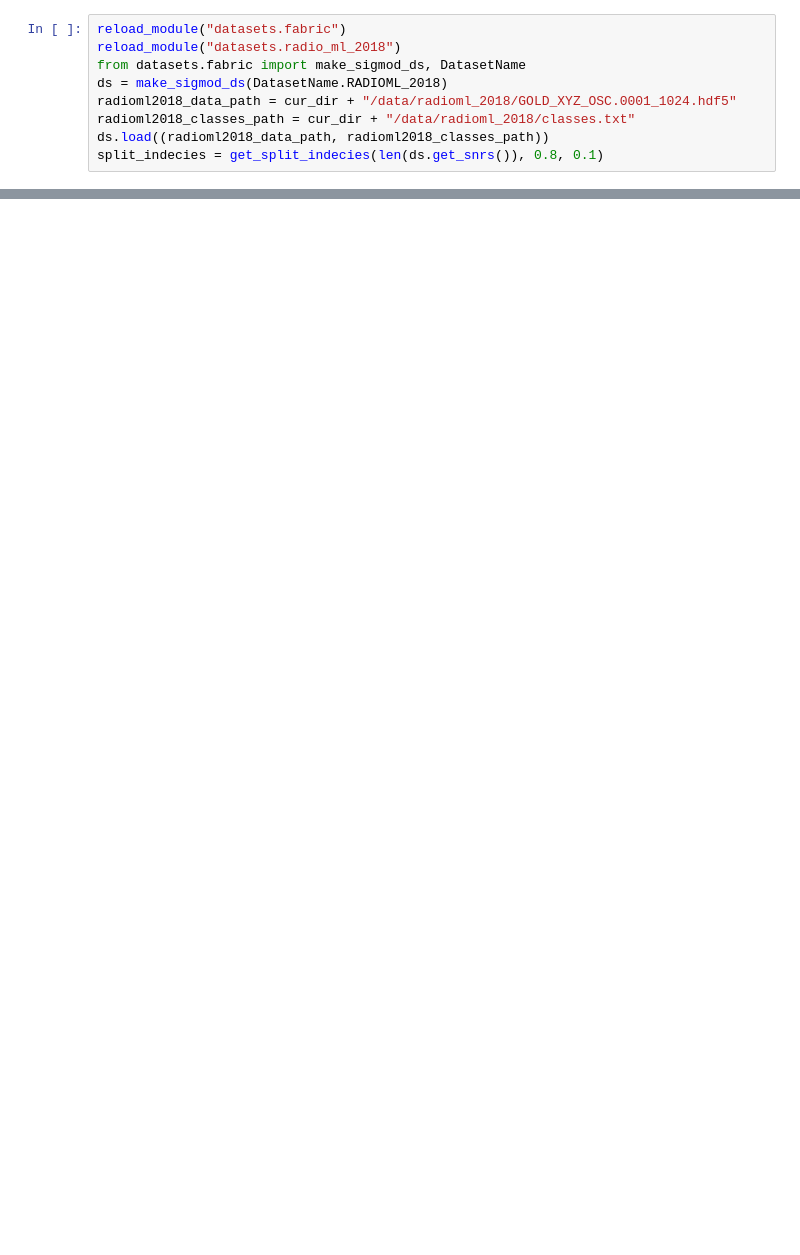
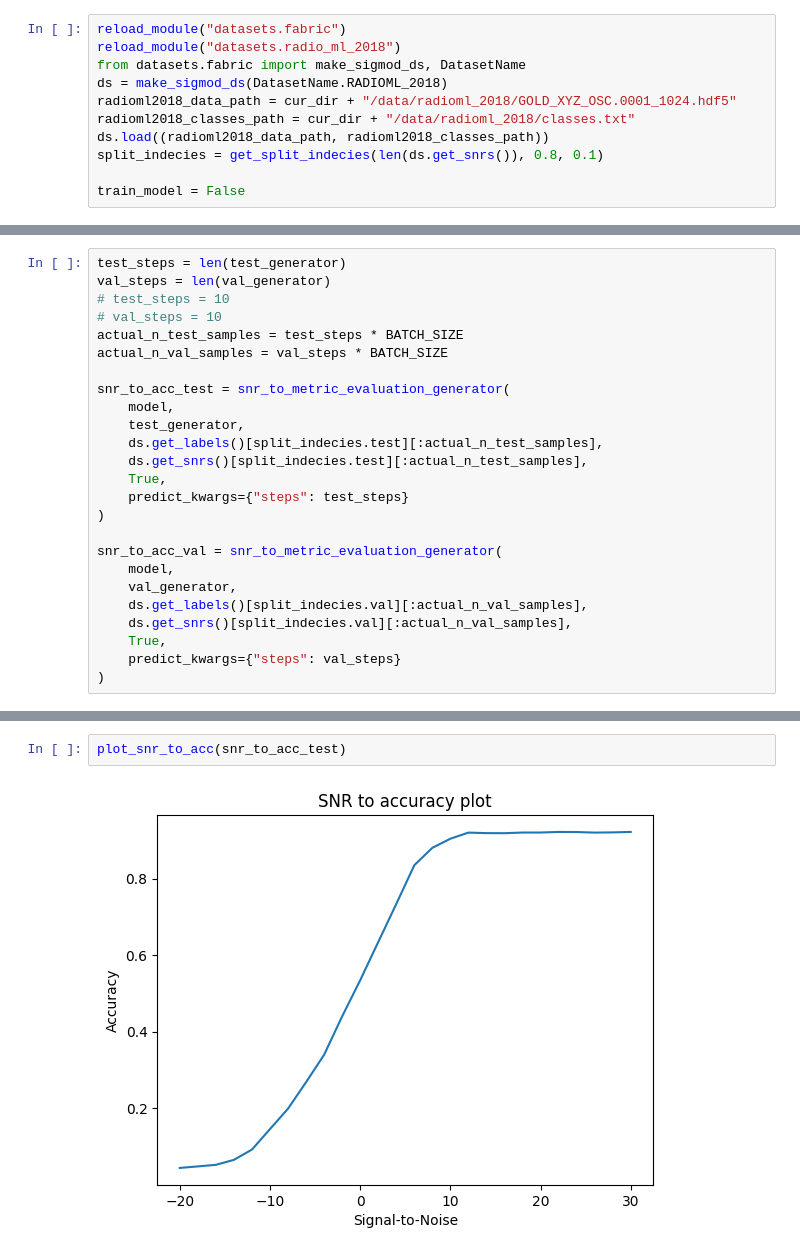
Before and after one commit to Pavlik1400/RISC-V-SIMD-extension-for-the-AI-workload, a Jupyter notebook: models/experiments/cnn_radioml_2018.ipynb, the cells around one changed output, grey strips where cells are left out. Cells and saved outputs as stored; diff of their text form; blank space fills up the shorter version.

```diff
--- a/models/experiments/cnn_radioml_2018.ipynb
+++ b/models/experiments/cnn_radioml_2018.ipynb
@@ -27,5 +27,7 @@ radioml2018_data_path = cur_dir + "/data/radioml_2018/GOLD_XYZ_OSC.0001_1024.hdf
 radioml2018_classes_path = cur_dir + "/data/radioml_2018/classes.txt"
 ds.load((radioml2018_data_path, radioml2018_classes_path))
 split_indecies = get_split_indecies(len(ds.get_snrs()), 0.8, 0.1)
+
+train_model = False
 # %%
 from models.fabric import make_sigmod_model, Convolution01xConfiguration, ModelName
@@ -219,0 +245,25 @@ NameError: name 'splitted_radioml_ds' is not defined
+# %%
+test_steps = len(test_generator)
+val_steps = len(val_generator)
+# test_steps = 10
+# val_steps = 10
+actual_n_test_samples = test_steps * BATCH_SIZE
+actual_n_val_samples = val_steps * BATCH_SIZE
+
+snr_to_acc_test = snr_to_metric_evaluation_generator(
+    model,
+    test_generator,
+    ds.get_labels()[split_indecies.test][:actual_n_test_samples],
+    ds.get_snrs()[split_indecies.test][:actual_n_test_samples],
+    True,
+    predict_kwargs={"steps": test_steps}
+)
+
+snr_to_acc_val = snr_to_metric_evaluation_generator(
+    model,
+    val_generator,
+    ds.get_labels()[split_indecies.val][:actual_n_val_samples],
+    ds.get_snrs()[split_indecies.val][:actual_n_val_samples],
+    True,
+    predict_kwargs={"steps": val_steps}
+)
@@ -219,0 +309,4 @@ NameError: name 'splitted_radioml_ds' is not defined
+# %%
+plot_snr_to_acc(snr_to_acc_test)
+# %% [output]
+[figure, added]
```
Also changed, not shown: parts of 20 cells of this notebook, 10 other files.
